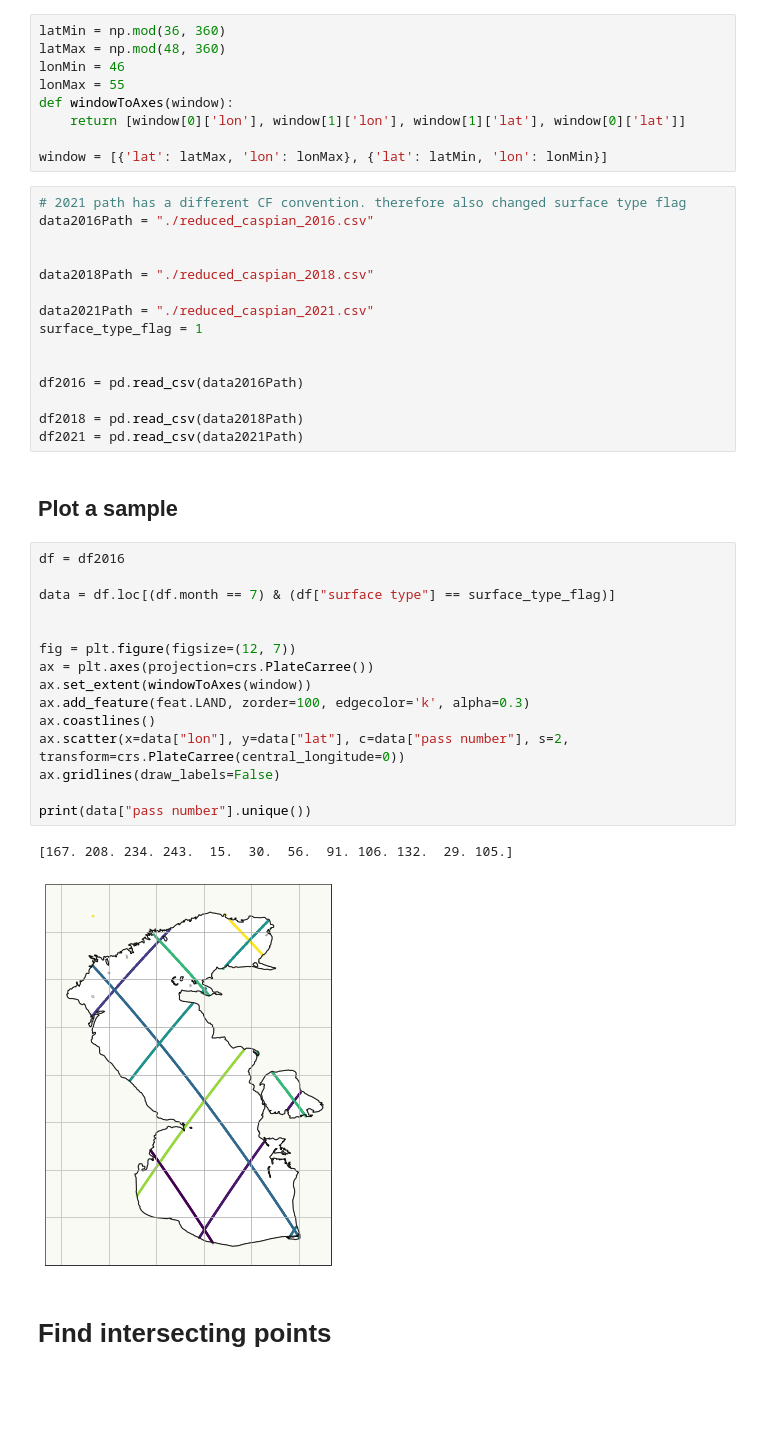
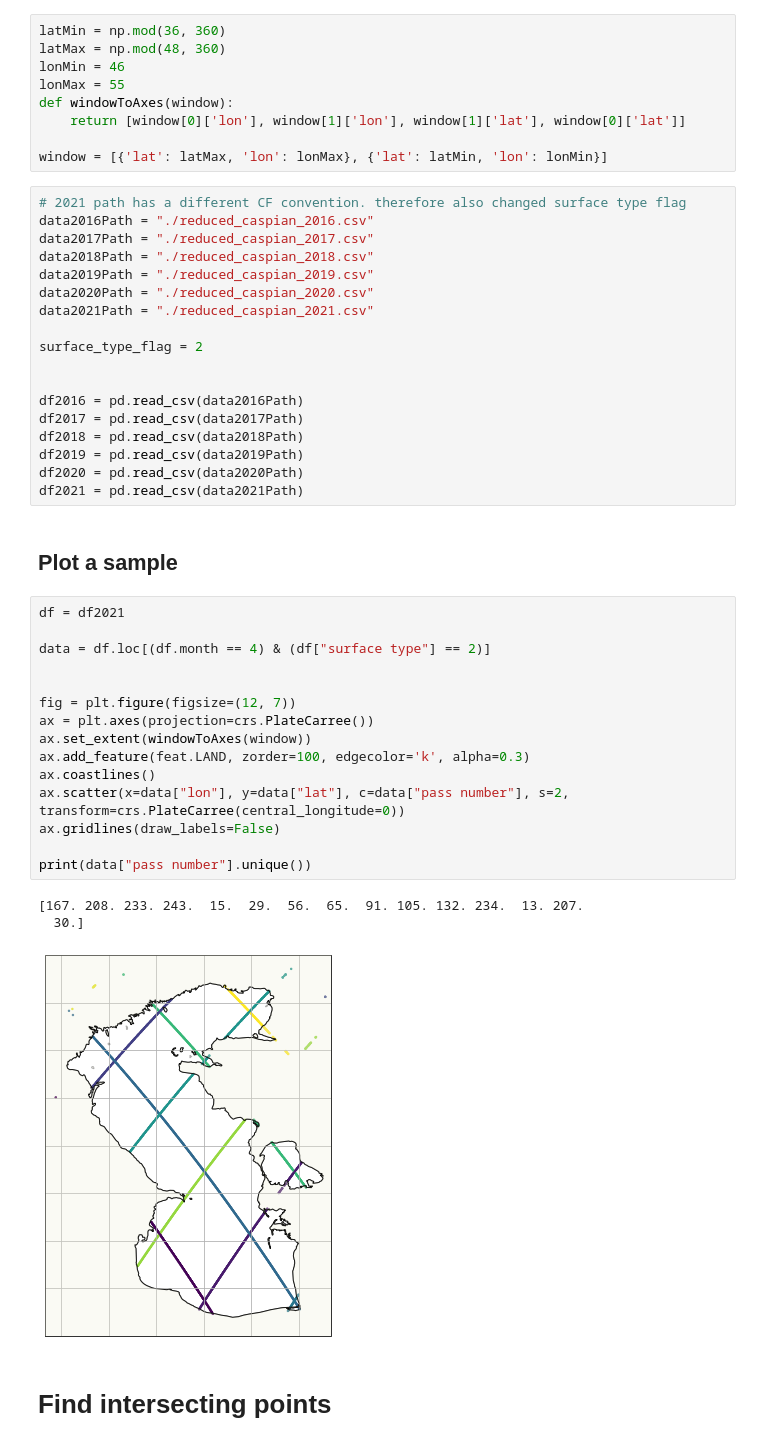
Before and after one commit to M-Gjerde/VGIS8, a Jupyter notebook: jason_3_rf.ipynb, the cells around one changed output. Cells and saved outputs as stored; diff of their text form; blank space fills up the shorter version.

```diff
--- a/jason_3_rf.ipynb
+++ b/jason_3_rf.ipynb
@@ -17,38 +17,42 @@ window = [{'lat': latMax, 'lon': lonMax}, {'lat': latMin, 'lon': lonMin}]
 # %%
 # 2021 path has a different CF convention. therefore also changed surface type flag
 data2016Path = "./reduced_caspian_2016.csv"
+data2017Path = "./reduced_caspian_2017.csv"
+data2018Path = "./reduced_caspian_2018.csv"
+data2019Path = "./reduced_caspian_2019.csv"
+data2020Path = "./reduced_caspian_2020.csv"
+data2021Path = "./reduced_caspian_2021.csv"
 
-
-data2018Path = "./reduced_caspian_2018.csv"
-
-data2021Path = "./reduced_caspian_2021.csv"
-surface_type_flag = 1
+surface_type_flag = 2
 
 
 df2016 = pd.read_csv(data2016Path)
-
+df2017 = pd.read_csv(data2017Path)
 df2018 = pd.read_csv(data2018Path)
+df2019 = pd.read_csv(data2019Path)
+df2020 = pd.read_csv(data2020Path)
 df2021 = pd.read_csv(data2021Path)
 # %% [markdown]
 ## Plot a sample
 # %%
-df = df2016
+df = df2021
 
-data = df.loc[(df.month == 7) & (df["surface type"] == surface_type_flag)]
+data = df.loc[(df.month == 4) & (df["surface type"] == 2)]
 
 
 fig = plt.figure(figsize=(12, 7))
 ax = plt.axes(projection=crs.PlateCarree())
 ax.set_extent(windowToAxes(window))
 ax.add_feature(feat.LAND, zorder=100, edgecolor='k', alpha=0.3)
 ax.coastlines()
 ax.scatter(x=data["lon"], y=data["lat"], c=data["pass number"], s=2, transform=crs.PlateCarree(central_longitude=0))
 ax.gridlines(draw_labels=False)
 
 print(data["pass number"].unique())
 # %% [output]
-[167. 208. 234. 243.  15.  30.  56.  91. 106. 132.  29. 105.]
+[167. 208. 233. 243.  15.  29.  56.  65.  91. 105. 132. 234.  13. 207.
+  30.]
-[figure, old version]
+[figure, new version]
 # %% [markdown]
 # Find intersecting points
 # %%
```
Also changed, not shown: parts of 39 cells of this notebook, 2 other files.
